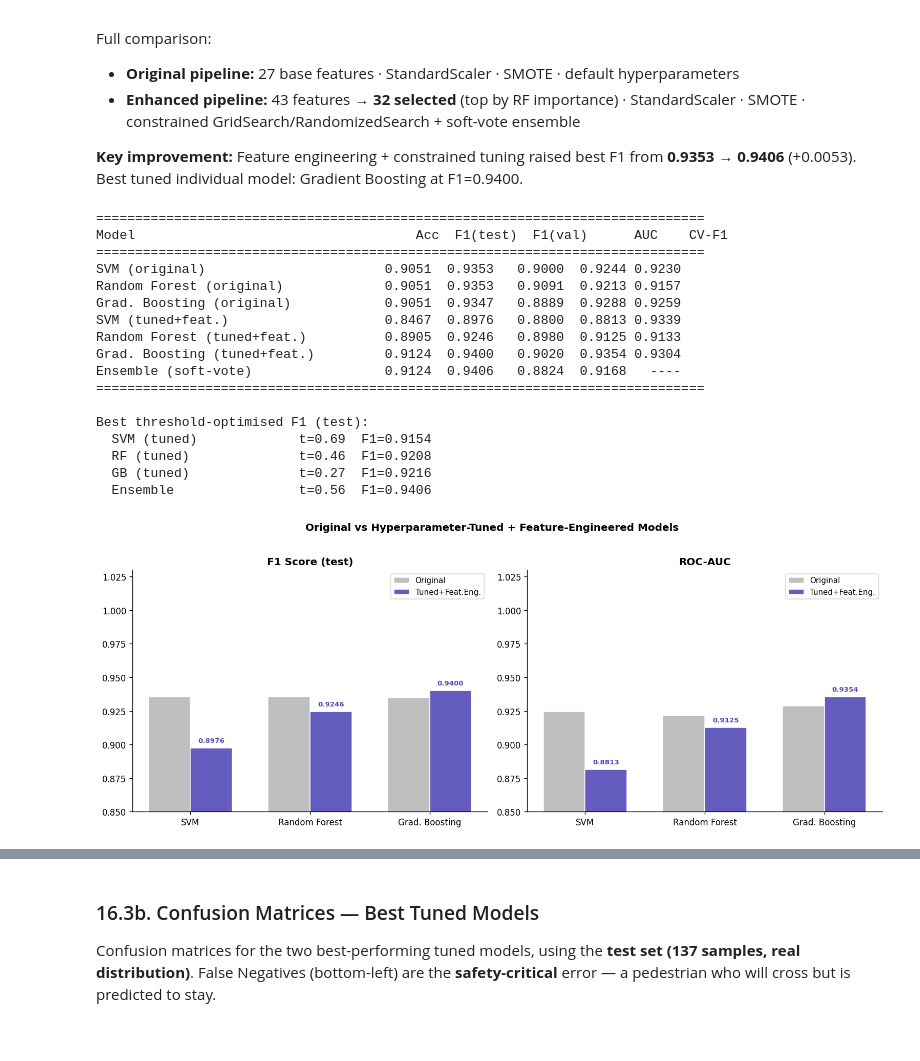
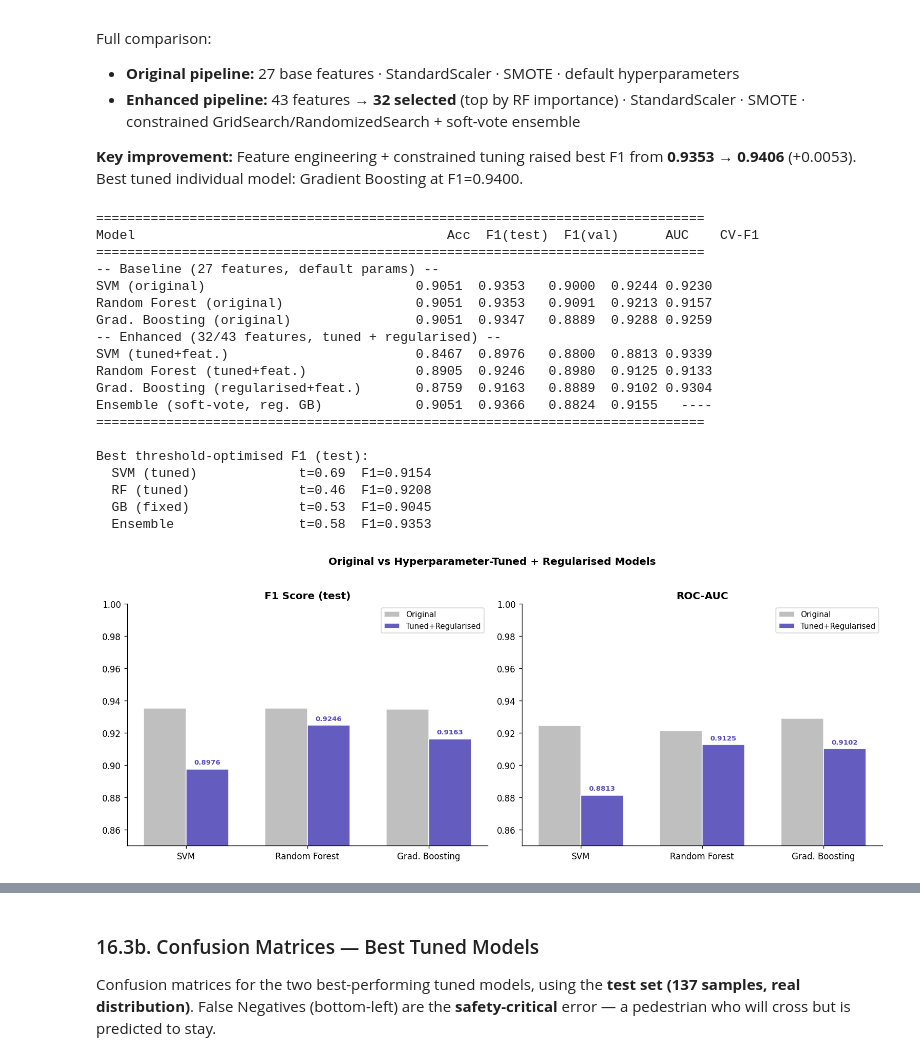
Before and after one commit to Fayyaziii332/pedestrian_intent_prediction_ML_Project, a Jupyter notebook: Pedestrian_Intent_ML.ipynb, the cells around one changed output, grey strips where cells are left out. Drawn from its saved outputs; the diff is of its cells as text; code cells hidden in the pictures.

```diff
--- a/Pedestrian_Intent_ML.ipynb
+++ b/Pedestrian_Intent_ML.ipynb
@@ -1569,20 +1795,26 @@ ORIG = {
     "Grad. Boosting (original)":{"acc":0.9051,"f1":0.9347,"f1_val":0.8889,"auc":0.9288,"cv_f1":0.9259},
 }
 TUNED = {
-    "SVM (tuned+feat.)":             dict(**svm_tuned),
-    "Random Forest (tuned+feat.)":  dict(**rf_tuned),
-    "Grad. Boosting (tuned+feat.)": dict(**gb_tuned),
-    "Ensemble (soft-vote)":          dict(**ens_res),
+    "SVM (tuned+feat.)":                dict(**svm_tuned),
+    "Random Forest (tuned+feat.)":      dict(**rf_tuned),
+    "Grad. Boosting (regularised+feat.)": dict(**gb_fixed_res),
+    "Ensemble (soft-vote, reg. GB)":     dict(**ens_res),
 }
 
-header = "{:<36} {:>7} {:>9} {:>8} {:>8} {:>8}".format(
+header = "{:<40} {:>7} {:>9} {:>8} {:>8} {:>8}".format(
     "Model", "Acc", "F1(test)", "F1(val)", "AUC", "CV-F1")
 print(SEP)
 print(header)
 print(SEP)
-for name, r in list(ORIG.items()) + list(TUNED.items()):
+print("-- Baseline (27 features, default params) --")
+for name, r in ORIG.items():
+    cv = "{:.4f}".format(r["cv_f1"])
+    print("{:<40} {:.4f}  {:.4f}   {:.4f}  {:.4f} {}".format(
+        name, r["acc"], r["f1"], r["f1_val"], r["auc"], cv))
+print("-- Enhanced (32/43 features, tuned + regularised) --")
+for name, r in TUNED.items():
     cv = "{:.4f}".format(r["cv_f1"]) if r.get("cv_f1") is not None else "  ----"
-    print("{:<36} {:.4f}  {:.4f}   {:.4f}  {:.4f} {}".format(
+    print("{:<40} {:.4f}  {:.4f}   {:.4f}  {:.4f} {}".format(
         name, r["acc"], r["f1"], r["f1_val"], r["auc"], cv))
 print(SEP)
 
@@ -1591,64 +1823,69 @@ for k, v in thr_res.items():
     print("  {:<22}  t={:.2f}  F1={:.4f}".format(k, v["t"], v["f1"]))
 # %% [output]
 ==============================================================================
-Model                                    Acc  F1(test)  F1(val)      AUC    CV-F1
+Model                                        Acc  F1(test)  F1(val)      AUC    CV-F1
 ==============================================================================
-SVM (original)                       0.9051  0.9353   0.9000  0.9244 0.9230
-Random Forest (original)             0.9051  0.9353   0.9091  0.9213 0.9157
-Grad. Boosting (original)            0.9051  0.9347   0.8889  0.9288 0.9259
-SVM (tuned+feat.)                    0.8467  0.8976   0.8800  0.8813 0.9339
-Random Forest (tuned+feat.)          0.8905  0.9246   0.8980  0.9125 0.9133
-Grad. Boosting (tuned+feat.)         0.9124  0.9400   0.9020  0.9354 0.9304
-Ensemble (soft-vote)                 0.9124  0.9406   0.8824  0.9168   ----
+-- Baseline (27 features, default params) --
+SVM (original)                           0.9051  0.9353   0.9000  0.9244 0.9230
+Random Forest (original)                 0.9051  0.9353   0.9091  0.9213 0.9157
+Grad. Boosting (original)                0.9051  0.9347   0.8889  0.9288 0.9259
+-- Enhanced (32/43 features, tuned + regularised) --
+SVM (tuned+feat.)                        0.8467  0.8976   0.8800  0.8813 0.9339
+Random Forest (tuned+feat.)              0.8905  0.9246   0.8980  0.9125 0.9133
+Grad. Boosting (regularised+feat.)       0.8759  0.9163   0.8889  0.9102 0.9304
+Ensemble (soft-vote, reg. GB)            0.9051  0.9366   0.8824  0.9155   ----
 ==============================================================================
 
 Best threshold-optimised F1 (test):
   SVM (tuned)             t=0.69  F1=0.9154
   RF (tuned)              t=0.46  F1=0.9208
-  GB (tuned)              t=0.27  F1=0.9216
-  Ensemble                t=0.56  F1=0.9406
+  GB (fixed)              t=0.53  F1=0.9045
+  Ensemble                t=0.58  F1=0.9353
 # %%
-# 16.2  Bar chart: original vs tuned (F1 and AUC)
-labels3   = ["SVM", "Random Forest", "Grad. Boosting"]
-orig_keys = ["SVM (original)", "Random Forest (original)", "Grad. Boosting (original)"]
-tuned_keys= ["SVM (tuned+feat.)", "Random Forest (tuned+feat.)", "Grad. Boosting (tuned+feat.)"]
+# 16.2  Bar chart: original vs tuned+regularised (F1 and AUC)
+labels3    = ["SVM", "Random Forest", "Grad. Boosting"]
+orig_keys  = ["SVM (original)", "Random Forest (original)",
+              "Grad. Boosting (original)"]
+tuned_keys = ["SVM (tuned+feat.)", "Random Forest (tuned+feat.)",
+              "Grad. Boosting (regularised+feat.)"]
 
 orig_f1   = [ORIG[k]["f1"]  for k in orig_keys]
 tuned_f1  = [TUNED[k]["f1"] for k in tuned_keys]
 orig_auc  = [ORIG[k]["auc"] for k in orig_keys]
-tuned_auc = [TUNED[k]["auc"]for k in tuned_keys]
+tuned_auc = [TUNED[k]["auc"] for k in tuned_keys]
 
 x = np.arange(3)
 w = 0.35
 fig, axes = plt.subplots(1, 2, figsize=(13, 5))
 
 for ax, ov, tv, metric in zip(
     axes,
     [orig_f1,  orig_auc],
     [tuned_f1, tuned_auc],
     ["F1 Score (test)", "ROC-AUC"]
 ):
     b1 = ax.bar(x - w/2, ov, w, color="#aaaaaa", alpha=0.75,
                 edgecolor="white", label="Original")
     b2 = ax.bar(x + w/2, tv, w, color="#534AB7", alpha=0.90,
-                edgecolor="white", label="Tuned+Feat.Eng.")
-    ax.set_ylim(0.85, 1.03)
+                edgecolor="white", label="Tuned+Regularised")
+    ax.set_ylim(0.85, 1.00)
     ax.set_xticks(x)
     ax.set_xticklabels(labels3, fontsize=10)
     ax.set_title(metric, fontsize=12, fontweight="bold")
     ax.legend(fontsize=9)
     for bar in b2:
         ax.text(bar.get_x() + bar.get_width()/2,
-                bar.get_height() + 0.003,
+                bar.get_height() + 0.002,
                 "{:.4f}".format(bar.get_height()),
                 ha="center", va="bottom",
                 fontsize=8, fontweight="bold", color="#534AB7")
 
-plt.suptitle("Original vs Hyperparameter-Tuned + Feature-Engineered Models",
-             fontsize=12, fontweight="bold", y=1.02)
+plt.suptitle(
+    "Original vs Hyperparameter-Tuned + Regularised Models",
+    fontsize=12, fontweight="bold", y=1.02)
 plt.tight_layout()
 plt.savefig(OUT_DIR/"16_orig_vs_tuned_bar.png", dpi=150, bbox_inches="tight")
 plt.show()
 # %% [output]
-[figure, old version]
+[figure, new version]
 # %%
```
Also changed, not shown: parts of 21 cells of this notebook, 1 other file.
